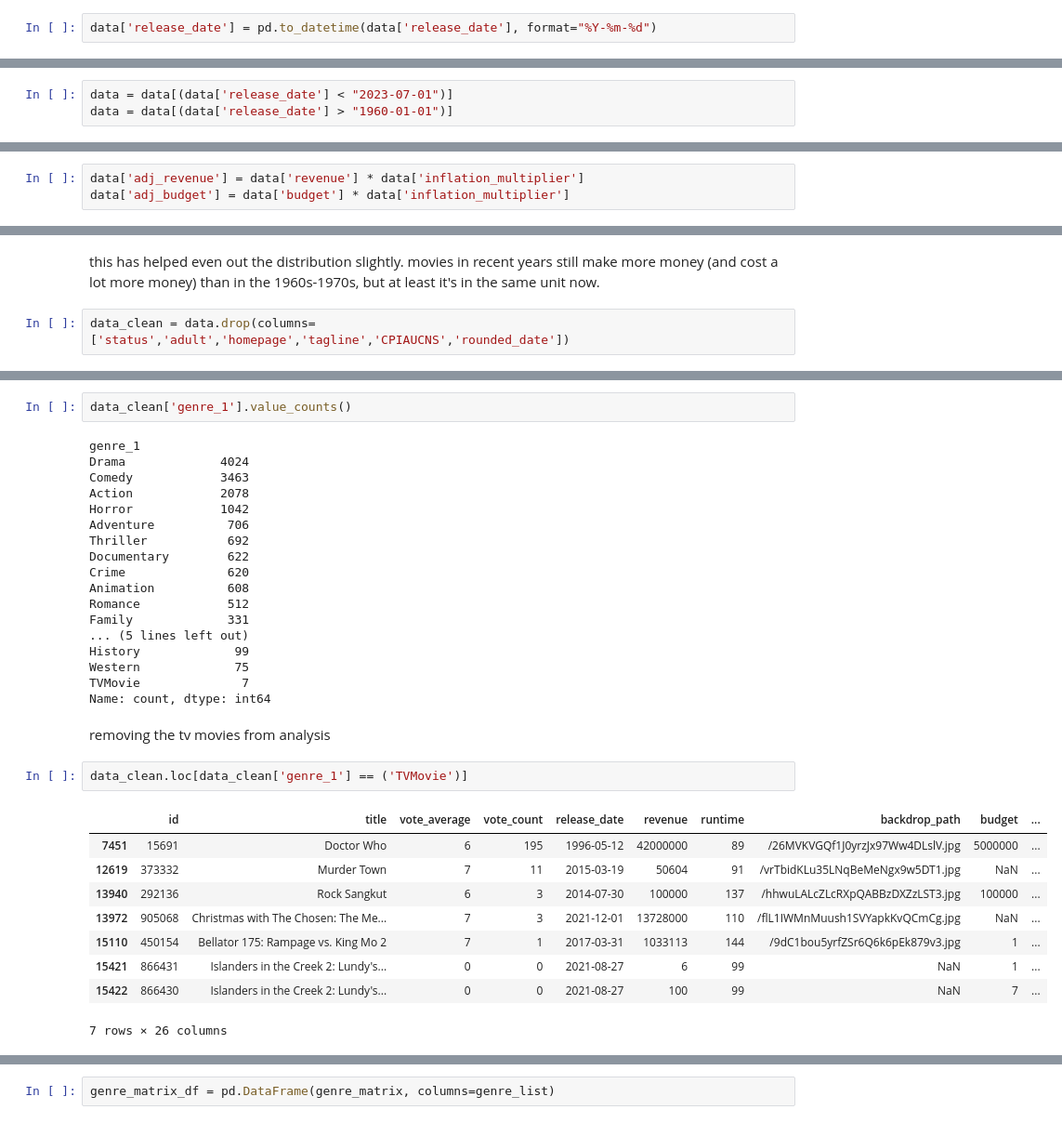
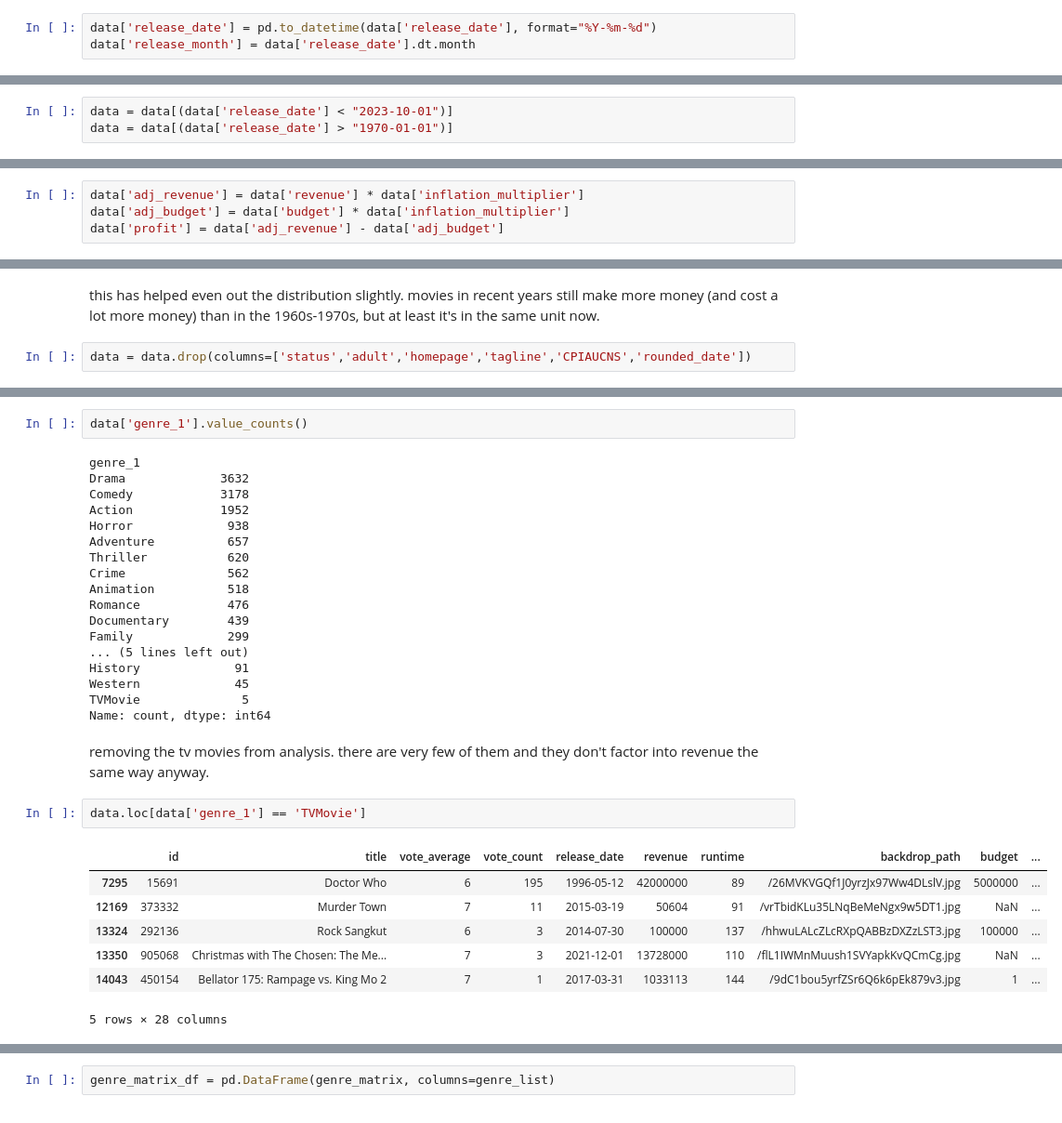
Before and after one commit to clsteel/dtsc_capstone_2023, a Jupyter notebook: data_cleaning/Preprocessing.ipynb, the cells around one changed output, grey strips where cells are left out. Shown at 93% size. Cells and saved outputs as stored; diff of their text form.

```diff
--- a/data_cleaning/Preprocessing.ipynb
+++ b/data_cleaning/Preprocessing.ipynb
@@ -151,6 +156,7 @@ data = data[(data['runtime'] > 0)]
 looking at release dates
 # %%
 data['release_date'] = pd.to_datetime(data['release_date'], format="%Y-%m-%d")
+data['release_month'] = data['release_date'].dt.month
 # %%
 data.hist(["release_date"])
 # %% [output]
@@ -161,6 +167,6 @@ will remove movies with release dates after present day. will go back a few mont
 # %%
-data = data[(data['release_date'] < "2023-07-01")]
-data = data[(data['release_date'] > "1960-01-01")]
+data = data[(data['release_date'] < "2023-10-01")]
+data = data[(data['release_date'] > "1970-01-01")]
 # %% [markdown]
 Revenue and budget need to be adjusted for inflation to be more comparable over time
 # %%
@@ -197,6 +203,7 @@ data = pd.merge(data, inflation_data, how='left', on='rounded_date')
 # %%
 data['adj_revenue'] = data['revenue'] * data['inflation_multiplier']
 data['adj_budget'] = data['budget'] * data['inflation_multiplier']
+data['profit'] = data['adj_revenue'] - data['adj_budget']
 # %%
 data.plot.scatter(x='release_date', y='adj_revenue')
 # %% [output]
@@ -210,4 +217,4 @@ data.plot.scatter(x='release_date', y='adj_budget')
 # %% [markdown]
 this has helped even out the distribution slightly. movies in recent years still make more money (and cost a lot more money) than in the 1960s-1970s, but at least it's in the same unit now.
 # %%
-data_clean = data.drop(columns=['status','adult','homepage','tagline','CPIAUCNS','rounded_date'])
+data = data.drop(columns=['status','adult','homepage','tagline','CPIAUCNS','rounded_date'])
@@ -230,34 +221,32 @@ data_clean
 # %%
-data_clean['genre_1'].value_counts()
+data['genre_1'].value_counts()
 # %% [output]
 genre_1
-Drama             4024
-Comedy            3463
-Action            2078
-Horror            1042
-Adventure          706
-Thriller           692
-Documentary        622
-Crime              620
-Animation          608
-Romance            512
-Family             331
+Drama             3632
+Comedy            3178
+Action            1952
+Horror             938
+Adventure          657
+Thriller           620
+Crime              562
+Animation          518
+Romance            476
+Documentary        439
+Family             299
 ... (5 lines left out)
-History             99
-Western             75
-TVMovie              7
+History             91
+Western             45
+TVMovie              5
 Name: count, dtype: int64
-# %% [markdown]
-removing the tv movies from analysis
+# %% [markdown]
+removing the tv movies from analysis. there are very few of them and they don't factor into revenue the same way anyway.
 # %%
-data_clean.loc[data_clean['genre_1'] == ('TVMovie')]
+data.loc[data['genre_1'] == 'TVMovie']
 # %% [output]
 |  | id | title | vote_average | vote_count | release_date | revenue | runtime | backdrop_path | budget | ... |
-| 7451 | 15691 | Doctor Who | 6 | 195 | 1996-05-12 | 42000000 | 89 | /26MVKVGQf1J0yrzJx97Ww4DLslV.jpg | 5000000 | ... |
-| 12619 | 373332 | Murder Town | 7 | 11 | 2015-03-19 | 50604 | 91 | /vrTbidKLu35LNqBeMeNgx9w5DT1.jpg | NaN | ... |
-| 13940 | 292136 | Rock Sangkut | 6 | 3 | 2014-07-30 | 100000 | 137 | /hhwuLALcZLcRXpQABBzDXZzLST3.jpg | 100000 | ... |
-| 13972 | 905068 | Christmas with The Chosen: The Me... | 7 | 3 | 2021-12-01 | 13728000 | 110 | /flL1IWMnMuush1SVYapkKvQCmCg.jpg | NaN | ... |
-| 15110 | 450154 | Bellator 175: Rampage vs. King Mo 2 | 7 | 1 | 2017-03-31 | 1033113 | 144 | /9dC1bou5yrfZSr6Q6k6pEk879v3.jpg | 1 | ... |
-| 15421 | 866431 | Islanders in the Creek 2: Lundy's... | 0 | 0 | 2021-08-27 | 6 | 99 | NaN | 1 | ... |
-| 15422 | 866430 | Islanders in the Creek 2: Lundy's... | 0 | 0 | 2021-08-27 | 100 | 99 | NaN | 7 | ... |
+| 7295 | 15691 | Doctor Who | 6 | 195 | 1996-05-12 | 42000000 | 89 | /26MVKVGQf1J0yrzJx97Ww4DLslV.jpg | 5000000 | ... |
+| 12169 | 373332 | Murder Town | 7 | 11 | 2015-03-19 | 50604 | 91 | /vrTbidKLu35LNqBeMeNgx9w5DT1.jpg | NaN | ... |
+| 13324 | 292136 | Rock Sangkut | 6 | 3 | 2014-07-30 | 100000 | 137 | /hhwuLALcZLcRXpQABBzDXZzLST3.jpg | 100000 | ... |
+| 13350 | 905068 | Christmas with The Chosen: The Me... | 7 | 3 | 2021-12-01 | 13728000 | 110 | /flL1IWMnMuush1SVYapkKvQCmCg.jpg | NaN | ... |
+| 14043 | 450154 | Bellator 175: Rampage vs. King Mo 2 | 7 | 1 | 2017-03-31 | 1033113 | 144 | /9dC1bou5yrfZSr6Q6k6pEk879v3.jpg | 1 | ... |
-7 rows × 26 columns
+5 rows × 28 columns
```
Also changed, not shown: parts of 65 cells of this notebook, 7 other files.
